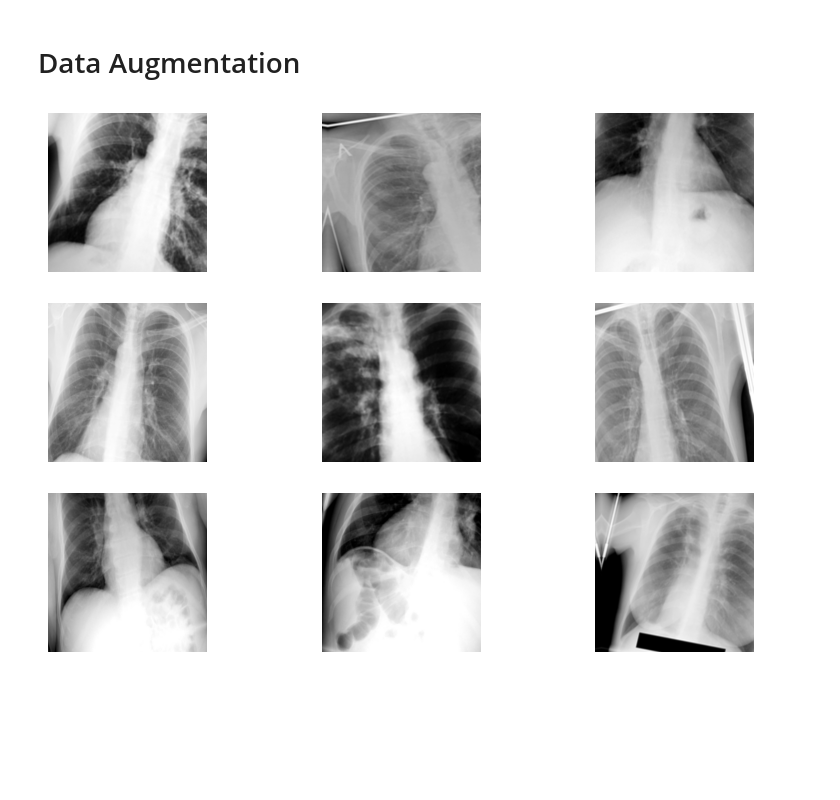
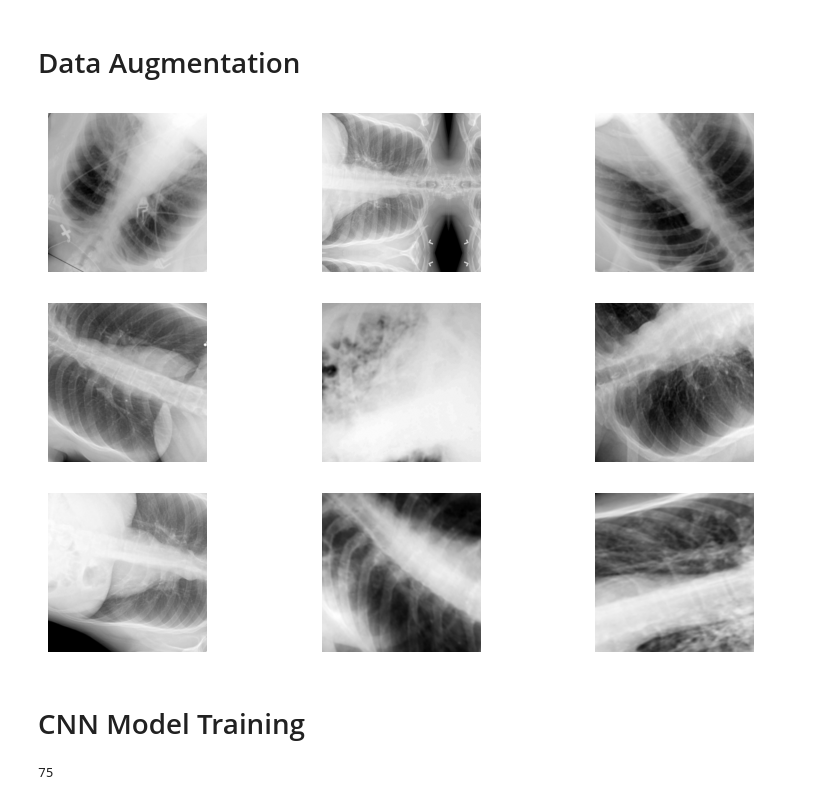
Before and after one commit to YuktheswarAlahari19/TB-Prediction-XRayTF-, a Jupyter notebook: exploration.ipynb, the cells around one changed output. Saved outputs shown, nothing was run; the diff lists cells and outputs as text; code cells hidden in the pictures; blank space fills up the shorter version.

```diff
--- a/exploration.ipynb
+++ b/exploration.ipynb
@@ -260,20 +264,27 @@ data = data.map(image_sharpening)
 # %%
 data_augmentation = tf.keras.Sequential([
     tf.keras.layers.RandomFlip('horizontal'),
-    tf.keras.layers.RandomRotation(0.06),
+    tf.keras.layers.RandomRotation(0.5),
     tf.keras.layers.RandomHeight(0.2),
     tf.keras.layers.RandomWidth(0.2),
-    tf.keras.layers.RandomContrast(0.3),
-    tf.keras.layers.RandomZoom(0.2),
+    tf.keras.layers.RandomContrast(0.5),
+    tf.keras.layers.RandomZoom(0.5),
     tf.keras.layers.RandomBrightness(0.1),
     tf.keras.layers.RandomCrop(350, 350),
+    tf.keras.layers.GaussianNoise(0.002)
 ])
 
 plt.figure(figsize=(10, 7))
 for i in range(9):
     augmented_image = data_augmentation(batch[0][i])  # Using batch[0] to access images
     ax = plt.subplot(3, 3, i + 1)
     plt.imshow(augmented_image.numpy().astype("uint8"),cmap='gray')
     plt.axis("off")
 # %% [output]
-[figure, old version]
+[figure, new version]
+# %% [markdown]
+# CNN Model Training
+# %%
+len(data) # ---------> There are 54 , 32 batches
+# %% [output]
+75
```
Also changed, not shown: parts of 21 cells of this notebook.
